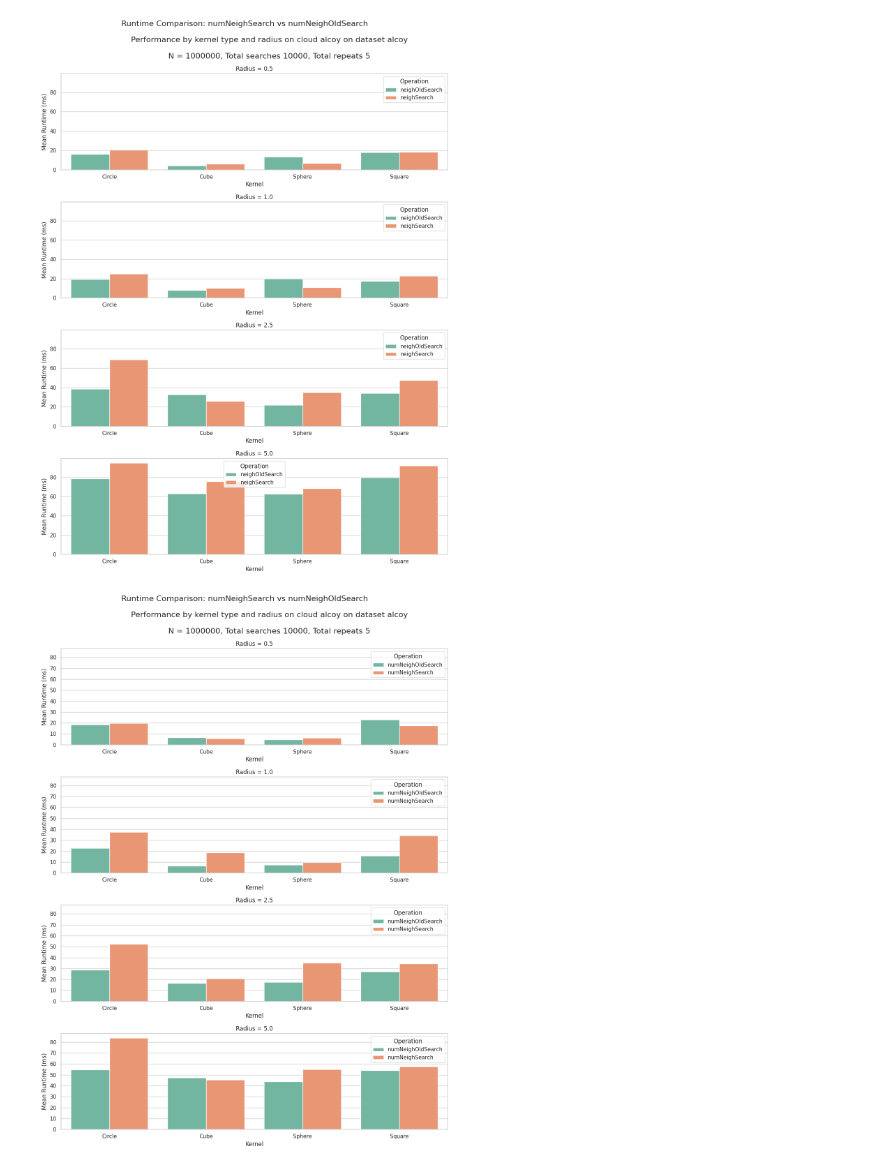
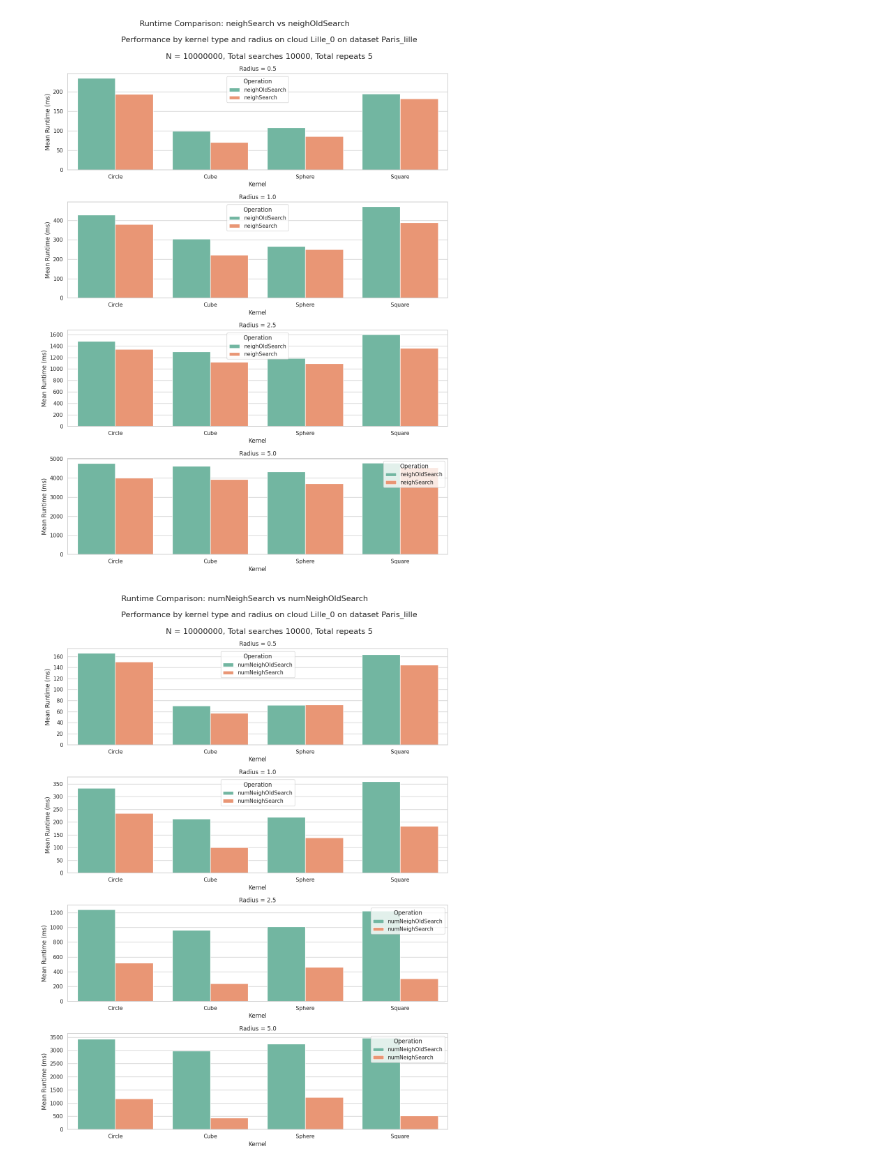
Before and after one commit to derivada/octrees-benchmark, a Jupyter notebook: benchmark_plots_algos.ipynb, the cells around one changed output. Saved outputs shown, nothing was run; the diff lists cells and outputs as text; code cells hidden in the pictures.

Commit message:
plots comparison

```diff
--- a/benchmark_plots_algos.ipynb
+++ b/benchmark_plots_algos.ipynb
@@ -7,8 +7,8 @@ import seaborn as sns
 import matplotlib.pyplot as plt
 
 # Point cloud name
-DATASET = 'alcoy'
-CLOUD = 'alcoy'
+DATASET = 'Paris_lille'
+CLOUD = 'Lille_0'
 
 # Input folder and timestamp to search for. Timestamp can be "latest" or a specific timestmap
 FOLDER = os.path.join("out", CLOUD)
@@ -87,7 +87,7 @@ def plot_runtime_comparison(df, operations):
     nrepeats = df['repeats'].iloc[0] # The number of repeats is in every row of the dataset at column repeats
     npoints = df['npoints'].iloc[0] # The number of points is in every row of the dataset at column npoints
     # Create subplots for each radius
-    fig, axes = plt.subplots(len(radii), 1, figsize=(12, 4 * len(radii)), sharey=True)
+    fig, axes = plt.subplots(len(radii), 1, figsize=(12, 4 * len(radii)))
     if len(radii) == 1:
         axes = [axes]  # Handle single radius case
 
@@ -107,38 +107,38 @@ def plot_runtime_comparison(df, operations):
         melted = pivoted.melt(id_vars='kernel', var_name='Operation', value_name='Runtime (ms)')
 
         # Create the barplot
         sns.barplot(
             data=melted,
             x='kernel',
             y='Runtime (ms)',
             hue='Operation',
             palette=palette,
             ax=ax
         )
 
         # Set plot labels and title
         ax.set_title(f"Radius = {radius}")
         ax.set_xlabel("Kernel")
         ax.set_ylabel("Mean Runtime (ms)")
 
     plt.tight_layout(rect=[0, 0, 1, 0.93])
 
     # Overall title with adjusted y parameter
-    fig.suptitle(f"""Runtime Comparison: numNeighSearch vs numNeighOldSearch\n
+    fig.suptitle(f"""Runtime Comparison: {operations[0]} vs {operations[1]}\n
                     Performance by kernel type and radius on cloud {CLOUD} on dataset {DATASET}\n
                     N = {npoints}, Total searches {nsearches}, Total repeats {nrepeats}""",
                  y=1, fontsize=16)
 
     return fig
 
 # Generate the plot
 fig = plot_runtime_comparison(df, ['neighSearch', 'neighOldSearch'])
 plt.show()
 # %% [output]
-[figure, old version]
+[figure, new version]
 # %%
 # Generate the plot
 fig = plot_runtime_comparison(df, ['numNeighSearch', 'numNeighOldSearch'])
 plt.show()
 # %% [output]
-[figure, old version]
+[figure, new version]
```
Also changed, not shown: parts of 1 cell of this notebook, 4 other files.
